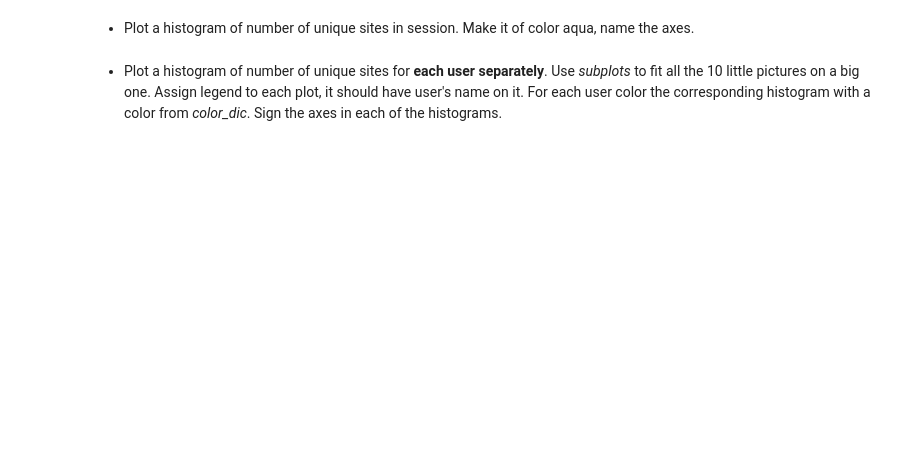
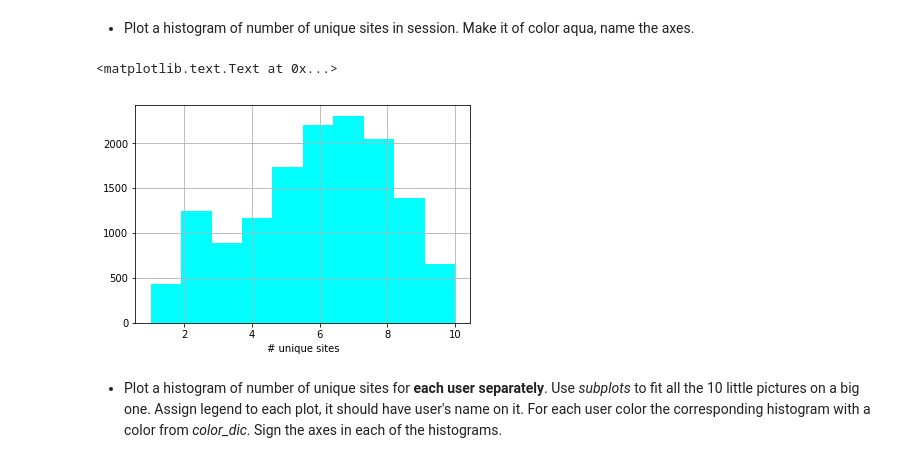
Before and after one commit to bllguo/mlcourse.ai, a Jupyter notebook: jupyter_english/project_alice/week3_visual_analysis_and_fe.ipynb, the cells around one changed output. Drawn from its saved outputs; the diff is of its cells as text; code cells hidden in the pictures; blank space fills up the shorter version.

```diff
--- a/jupyter_english/project_alice/week3_visual_analysis_and_fe.ipynb
+++ b/jupyter_english/project_alice/week3_visual_analysis_and_fe.ipynb
@@ -218,7 +257,11 @@ train_data_10users['session_timespan']
 - Plot a histogram of number of unique sites in session. Make it of color aqua, name the axes.
 # %%
 # you code here
-train_data_10users['#unique_sites']
+train_data_10users['#unique_sites'].hist(color='aqua')
+plt.xlabel('# unique sites');
+# %% [output]
+<matplotlib.text.Text at 0x...>
+[figure, added]
 # %% [markdown]
 - Plot a histogram of number of unique sites for **each user separately**. Use *subplots* to fit all the 10 little pictures on a big one. Assign legend to each plot, it should have user's name on it. For each user color the corresponding histogram with a color from *color_dic*. Sign the axes in each of the histograms.
 # %%
```
Also changed, not shown: parts of 34 cells of this notebook.
